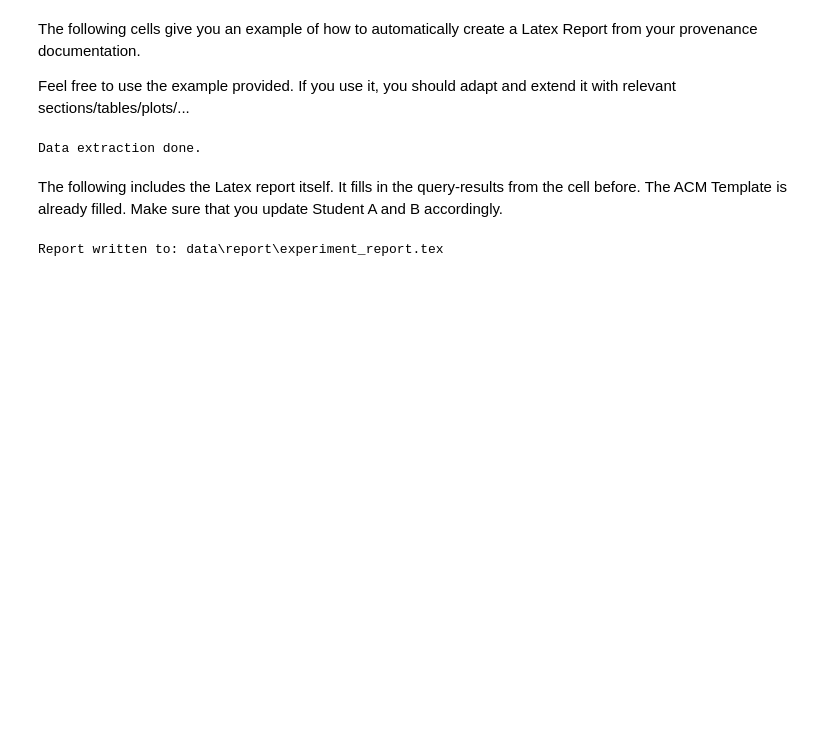
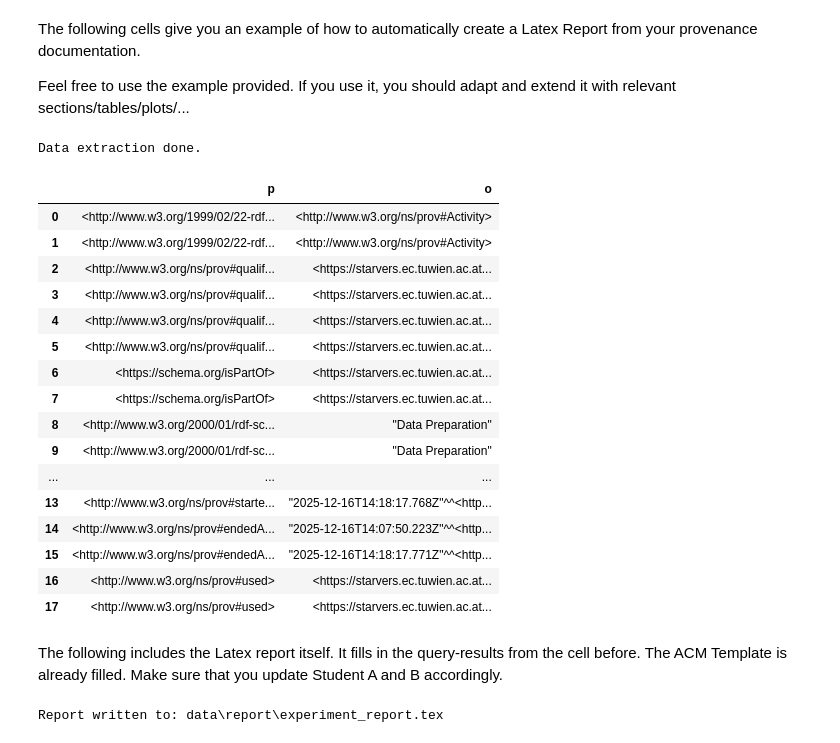
Before and after one commit to Emina1998/BI_Assignment3, a Jupyter notebook: template.ipynb, the cells around one changed output. Drawn from its saved outputs; the diff is of its cells as text; code cells hidden in the pictures; blank space fills up the shorter version.

```diff
--- a/template.ipynb
+++ b/template.ipynb
@@ -2590,6 +2583,47 @@ mod_m_val = f"{float(raw_val):.4f}" if raw_val else ""
 print("Data extraction done.")
 # %% [output]
 Data extraction done.
+# %%
+engine.query(f"""
+{prefix_header}
+
+SELECT ?p ?o WHERE {{
+  :normalize_column_names ?p ?o .
+}}
+""")
+engine.query(f"""
+{prefix_header}
+
+SELECT ?p ?o WHERE {{
+  :encode_target ?p ?o .
+}}
+""")
+
+engine.query(f"""
+{prefix_header}
+
+SELECT ?p ?o WHERE {{
+  :separate_features_target ?p ?o .
+}}
+""")
+# %% [output]
+|  | p | o |
+| 0 | <http://www.w3.org/1999/02/22-rdf... | <http://www.w3.org/ns/prov#Activity> |
+| 1 | <http://www.w3.org/1999/02/22-rdf... | <http://www.w3.org/ns/prov#Activity> |
+| 2 | <http://www.w3.org/ns/prov#qualif... | <https://starvers.ec.tuwien.ac.at... |
+| 3 | <http://www.w3.org/ns/prov#qualif... | <https://starvers.ec.tuwien.ac.at... |
+| 4 | <http://www.w3.org/ns/prov#qualif... | <https://starvers.ec.tuwien.ac.at... |
+| 5 | <http://www.w3.org/ns/prov#qualif... | <https://starvers.ec.tuwien.ac.at... |
+| 6 | <https://schema.org/isPartOf> | <https://starvers.ec.tuwien.ac.at... |
+| 7 | <https://schema.org/isPartOf> | <https://starvers.ec.tuwien.ac.at... |
+| 8 | <http://www.w3.org/2000/01/rdf-sc... | "Data Preparation" |
+| 9 | <http://www.w3.org/2000/01/rdf-sc... | "Data Preparation" |
+| ... | ... | ... |
+| 13 | <http://www.w3.org/ns/prov#starte... | "2025-12-16T14:18:17.768Z"^^<http... |
+| 14 | <http://www.w3.org/ns/prov#endedA... | "2025-12-16T14:07:50.223Z"^^<http... |
+| 15 | <http://www.w3.org/ns/prov#endedA... | "2025-12-16T14:18:17.771Z"^^<http... |
+| 16 | <http://www.w3.org/ns/prov#used> | <https://starvers.ec.tuwien.ac.at... |
+| 17 | <http://www.w3.org/ns/prov#used> | <https://starvers.ec.tuwien.ac.at... |
 # %% [markdown]
 The following includes the Latex report itself. It fills in the query-results from the cell before. The ACM Template is already filled.
 Make sure that you update Student A and B accordingly.
```
Also changed, not shown: parts of 4 cells of this notebook, 2 other files.
